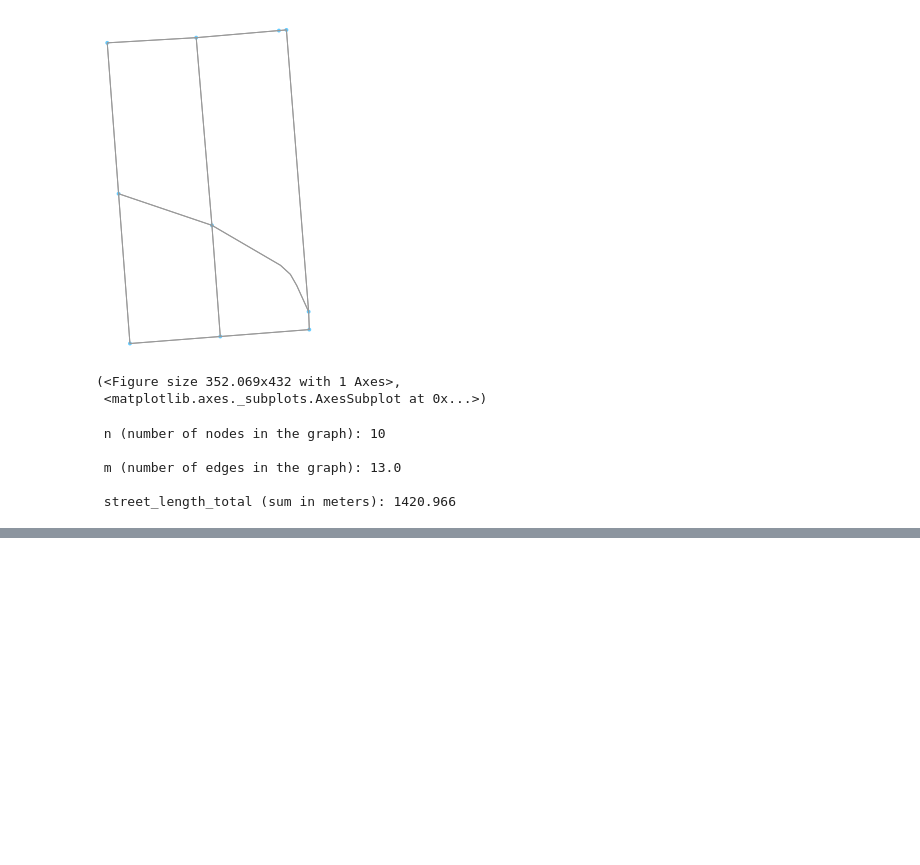
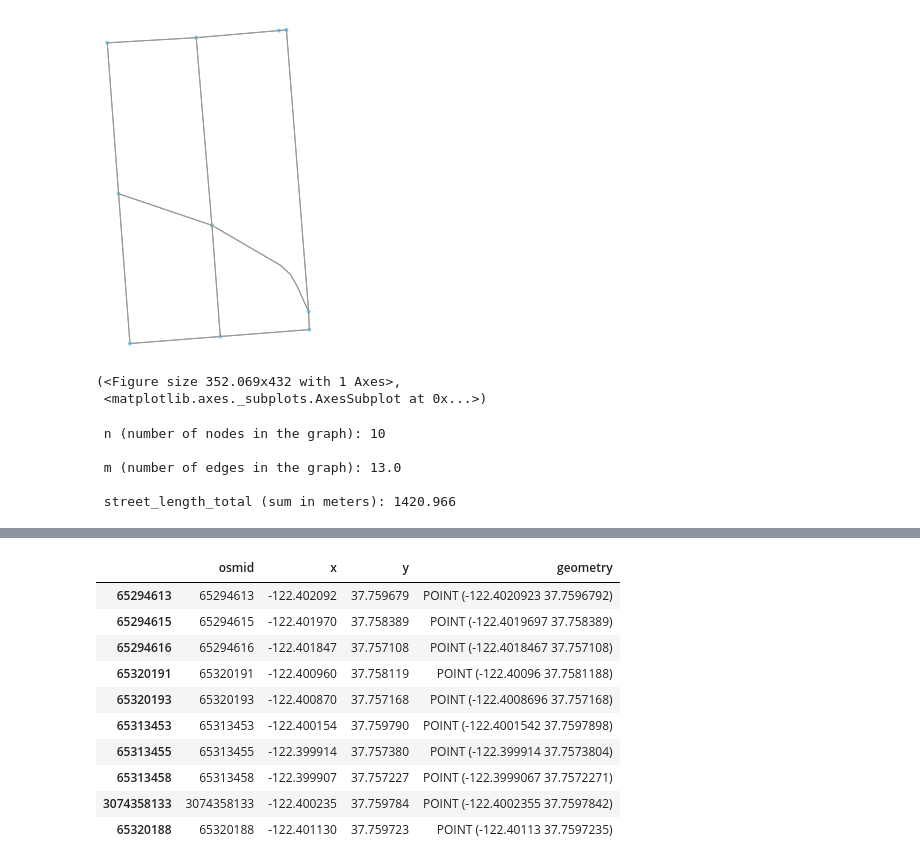
Before and after one commit to paigemoody/postman-paths, a Jupyter notebook: graph_constructor_notebook.ipynb, the cells around one changed output, grey strips where cells are left out. Drawn from its saved outputs; the diff is of its cells as text; code cells hidden in the pictures; blank space fills up the shorter version.

```diff
--- a/graph_constructor_notebook.ipynb
+++ b/graph_constructor_notebook.ipynb
@@ -250,0 +72,14 @@ nx.draw(G_new, with_labels=True)
+# %%
+nodes
+# %% [output]
+|  | osmid | x | y | geometry |
+| 65294613 | 65294613 | -122.402092 | 37.759679 | POINT (-122.4020923 37.7596792) |
+| 65294615 | 65294615 | -122.401970 | 37.758389 | POINT (-122.4019697 37.758389) |
+| 65294616 | 65294616 | -122.401847 | 37.757108 | POINT (-122.4018467 37.757108) |
+| 65320191 | 65320191 | -122.400960 | 37.758119 | POINT (-122.40096 37.7581188) |
+| 65320193 | 65320193 | -122.400870 | 37.757168 | POINT (-122.4008696 37.757168) |
+| 65313453 | 65313453 | -122.400154 | 37.759790 | POINT (-122.4001542 37.7597898) |
+| 65313455 | 65313455 | -122.399914 | 37.757380 | POINT (-122.399914 37.7573804) |
+| 65313458 | 65313458 | -122.399907 | 37.757227 | POINT (-122.3999067 37.7572271) |
+| 3074358133 | 3074358133 | -122.400235 | 37.759784 | POINT (-122.4002355 37.7597842) |
+| 65320188 | 65320188 | -122.401130 | 37.759723 | POINT (-122.40113 37.7597235) |
```
Also changed, not shown: parts of 10 cells of this notebook.
